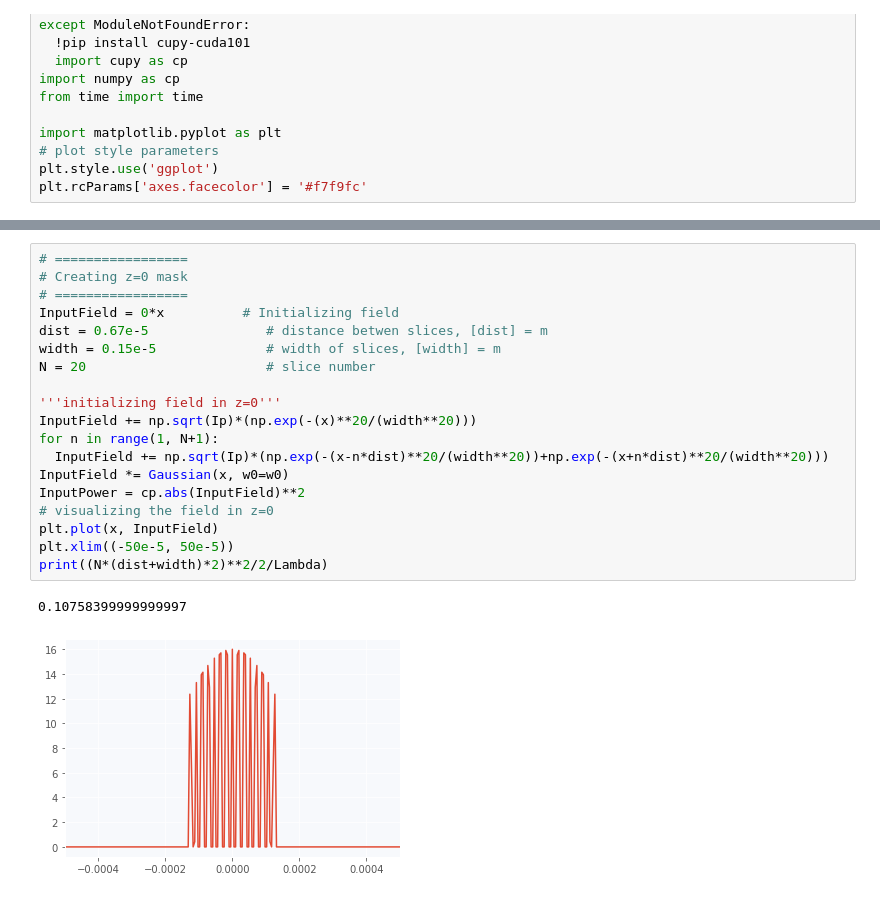
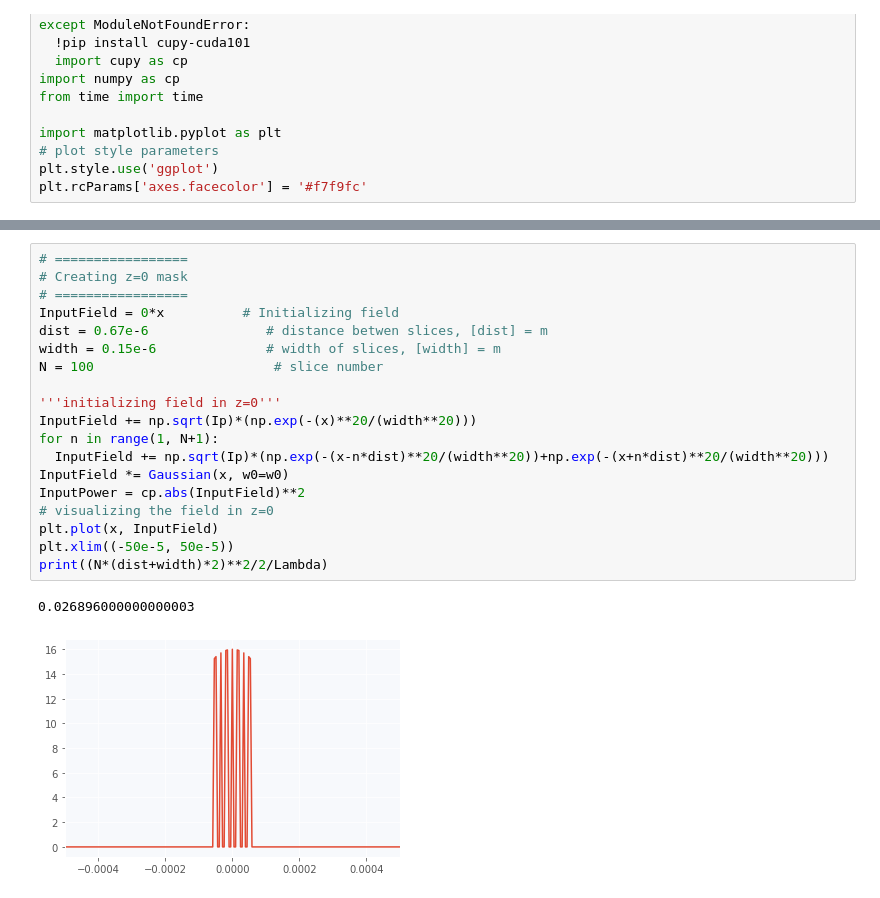
Before and after one commit to Unoaccaso/lab_projects, a Jupyter notebook: grid_dasmanettare_per_rick_bpm.ipynb, the cells around one changed output, grey strips where cells are left out. Saved outputs shown, nothing was run; the diff lists cells and outputs as text.

```diff
--- a/grid_dasmanettare_per_rick_bpm.ipynb
+++ b/grid_dasmanettare_per_rick_bpm.ipynb
@@ -213,25 +213,25 @@ def show_results(OutputPower, FieldModuleMemory, Color):
 # %%
 # =================
 # Creating z=0 mask
 # =================
 InputField = 0*x          # Initializing field
-dist = 0.67e-5               # distance betwen slices, [dist] = m
-width = 0.15e-5              # width of slices, [width] = m
-N = 20                       # slice number
+dist = 0.67e-6               # distance betwen slices, [dist] = m
+width = 0.15e-6              # width of slices, [width] = m
+N = 100                       # slice number
 
 '''initializing field in z=0'''
 InputField += np.sqrt(Ip)*(np.exp(-(x)**20/(width**20)))
 for n in range(1, N+1):
   InputField += np.sqrt(Ip)*(np.exp(-(x-n*dist)**20/(width**20))+np.exp(-(x+n*dist)**20/(width**20)))
 InputField *= Gaussian(x, w0=w0)
 InputPower = cp.abs(InputField)**2
 # visualizing the field in z=0
 plt.plot(x, InputField)
 plt.xlim((-50e-5, 50e-5))
 print((N*(dist+width)*2)**2/2/Lambda)
 # %% [output]
-0.10758399999999997
+0.026896000000000003
-[figure, old version]
+[figure, new version]
 # %%
 # =====================
 # Red light propagation
```
Also changed, not shown: parts of 5 cells of this notebook.
